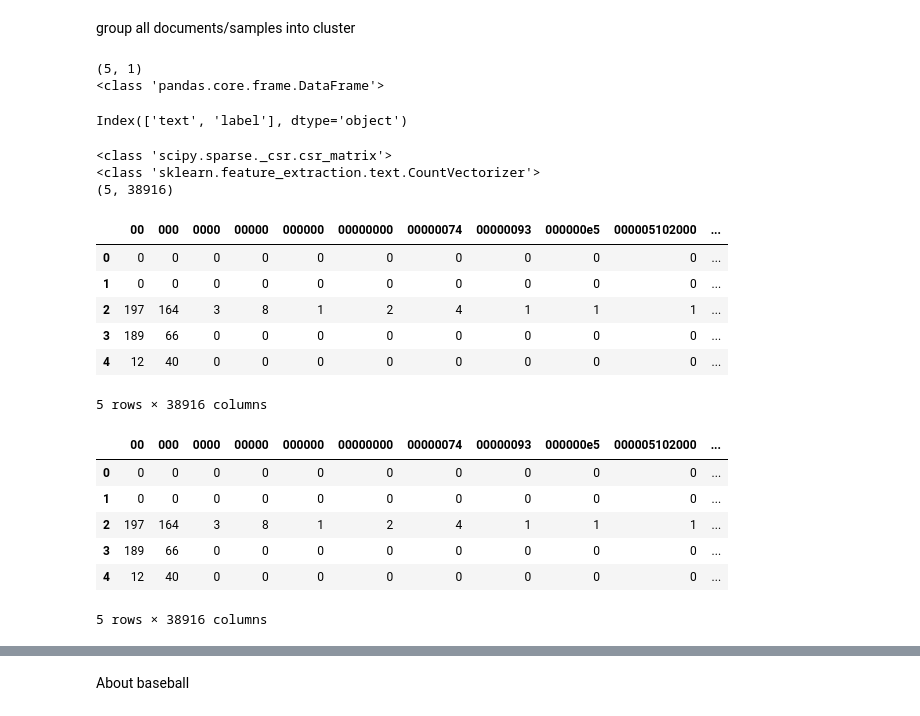
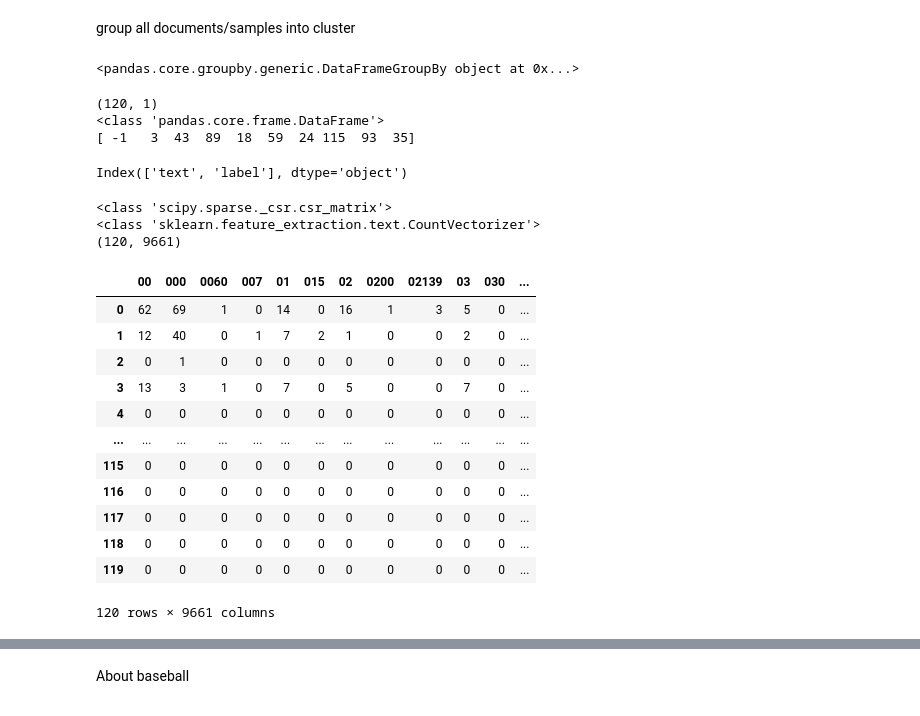
Before and after one commit to bparment1/deep-learning-nlp-intro, a Jupyter notebook: topic_modeling_bertopic_top2vec.ipynb, the cells around one changed output, grey strips where cells are left out. Saved outputs shown, nothing was run; the diff lists cells and outputs as text; code cells hidden in the pictures.

Commit message:
major update for topic modeling AAG2024

```diff
--- a/topic_modeling_bertopic_top2vec.ipynb
+++ b/topic_modeling_bertopic_top2vec.ipynb
@@ -683,11 +741,14 @@ print(np.unique(cluster.labels_))
 # %%
 import hdbscan
-cluster = hdbscan.HDBSCAN(min_cluster_size=5,
+cluster = hdbscan.HDBSCAN(min_cluster_size=4,
                           metric='euclidean')
 cluster.fit(data_reduced)
 print(len(cluster.labels_))
 print(type(cluster.labels_))
-print(np.unique(cluster.labels_))
+print('number of clusters', len(unique_elements))
+unique_elements, counts_elements = np.unique(cluster.labels_, return_counts=True)
+print("Frequency of unique values of the said array:")
+print(np.asarray((unique_elements, counts_elements)))
 # %% [output]
 3744
 <class 'numpy.ndarray'>
@@ -695,8 +769,0 @@ print(np.unique(cluster.labels_))
-# %%
-import hdbscan
-cluster = hdbscan.HDBSCAN(min_cluster_size=25,
-                          metric='euclidean')
-cluster.fit(data_reduced)
-print(len(cluster.labels_))
-print(type(cluster.labels_))
-print(np.unique(cluster.labels_))
@@ -707,8 +769,0 @@ print(np.unique(cluster.labels_))
-# %%
-import hdbscan
-cluster = hdbscan.HDBSCAN(min_cluster_size=5,
-                          metric='euclidean')
-cluster.fit(data_reduced)
-print(len(cluster.labels_))
-print(type(cluster.labels_))
-print(np.unique(cluster.labels_))
@@ -808,50 +880,49 @@ cluster_labels =df['cluster'].unique()
 # %% [markdown]
 group all documents/samples into cluster
+# %%
+df.groupby(['cluster'])
+# %% [output]
+<pandas.core.groupby.generic.DataFrameGroupBy object at 0x...>
 # %%
-df_topic_doc = df.groupby(['cluster']).agg({'text': ' '.join})
-print(df_topic_doc.shape)
+df_topic_doc = df.groupby(['cluster'],sort=False).agg({'text': ' '.join})
+print(df_topic_doc.shape) #this is probably reordering when doing groupby!!!
 print(type(df_topic_doc.head()))
 df_topic_doc['label']= cluster_labels
+print(cluster_labels[:10])
 df_topic_doc.columns
 # %% [output]
-(5, 1)
+(120, 1)
 <class 'pandas.core.frame.DataFrame'>
+[ -1   3  43  89  18  59  24 115  93  35]
 Index(['text', 'label'], dtype='object')
 # %%
 import numpy as np
 from sklearn.feature_extraction.text import CountVectorizer
 
-#vectorizer = CountVectorizer(preprocessor=clean_text,
-#                             min_df=3,
-#                             stop_words="english")
-vectorizer = CountVectorizer(stop_words="english"
-                            )
+vectorizer = CountVectorizer(stop_words="english",
+                             min_df=3)
 vect=vectorizer.fit_transform(df_topic_doc['text'])
 print(type(vect))
 print(type(vectorizer))
 
 df_example = pd.DataFrame(data=vect.toarray(),
                           columns = vectorizer.get_feature_names_out())
 print(df_example.shape)
 df_example
 # %% [output]
 <class 'scipy.sparse._csr.csr_matrix'>
 <class 'sklearn.feature_extraction.text.CountVectorizer'>
-(5, 38916)
+(120, 9661)
-|  | 00 | 000 | 0000 | 00000 | 000000 | 00000000 | 00000074 | 00000093 | 000000e5 | 000005102000 | ... |
-| 0 | 0 | 0 | 0 | 0 | 0 | 0 | 0 | 0 | 0 | 0 | ... |
-| 1 | 0 | 0 | 0 | 0 | 0 | 0 | 0 | 0 | 0 | 0 | ... |
-| 2 | 197 | 164 | 3 | 8 | 1 | 2 | 4 | 1 | 1 | 1 | ... |
-| 3 | 189 | 66 | 0 | 0 | 0 | 0 | 0 | 0 | 0 | 0 | ... |
-| 4 | 12 | 40 | 0 | 0 | 0 | 0 | 0 | 0 | 0 | 0 | ... |
+|  | 00 | 000 | 0060 | 007 | 01 | 015 | 02 | 0200 | 02139 | 03 | 030 | ... |
+| 0 | 62 | 69 | 1 | 0 | 14 | 0 | 16 | 1 | 3 | 5 | 0 | ... |
+| 1 | 12 | 40 | 0 | 1 | 7 | 2 | 1 | 0 | 0 | 2 | 0 | ... |
+| 2 | 0 | 1 | 0 | 0 | 0 | 0 | 0 | 0 | 0 | 0 | 0 | ... |
+| 3 | 13 | 3 | 1 | 0 | 7 | 0 | 5 | 0 | 0 | 7 | 0 | ... |
+| 4 | 0 | 0 | 0 | 0 | 0 | 0 | 0 | 0 | 0 | 0 | 0 | ... |
+| ... | ... | ... | ... | ... | ... | ... | ... | ... | ... | ... | ... | ... |
+| 115 | 0 | 0 | 0 | 0 | 0 | 0 | 0 | 0 | 0 | 0 | 0 | ... |
+| 116 | 0 | 0 | 0 | 0 | 0 | 0 | 0 | 0 | 0 | 0 | 0 | ... |
+| 117 | 0 | 0 | 0 | 0 | 0 | 0 | 0 | 0 | 0 | 0 | 0 | ... |
+| 118 | 0 | 0 | 0 | 0 | 0 | 0 | 0 | 0 | 0 | 0 | 0 | ... |
+| 119 | 0 | 0 | 0 | 0 | 0 | 0 | 0 | 0 | 0 | 0 | 0 | ... |
-5 rows × 38916 columns
+120 rows × 9661 columns
-# %%
-df_example #get rid of digit?
-# %% [output]
-|  | 00 | 000 | 0000 | 00000 | 000000 | 00000000 | 00000074 | 00000093 | 000000e5 | 000005102000 | ... |
-| 0 | 0 | 0 | 0 | 0 | 0 | 0 | 0 | 0 | 0 | 0 | ... |
-| 1 | 0 | 0 | 0 | 0 | 0 | 0 | 0 | 0 | 0 | 0 | ... |
-| 2 | 197 | 164 | 3 | 8 | 1 | 2 | 4 | 1 | 1 | 1 | ... |
-| 3 | 189 | 66 | 0 | 0 | 0 | 0 | 0 | 0 | 0 | 0 | ... |
-| 4 | 12 | 40 | 0 | 0 | 0 | 0 | 0 | 0 | 0 | 0 | ... |
-5 rows × 38916 columns
```
Also changed, not shown: parts of 58 cells of this notebook.
